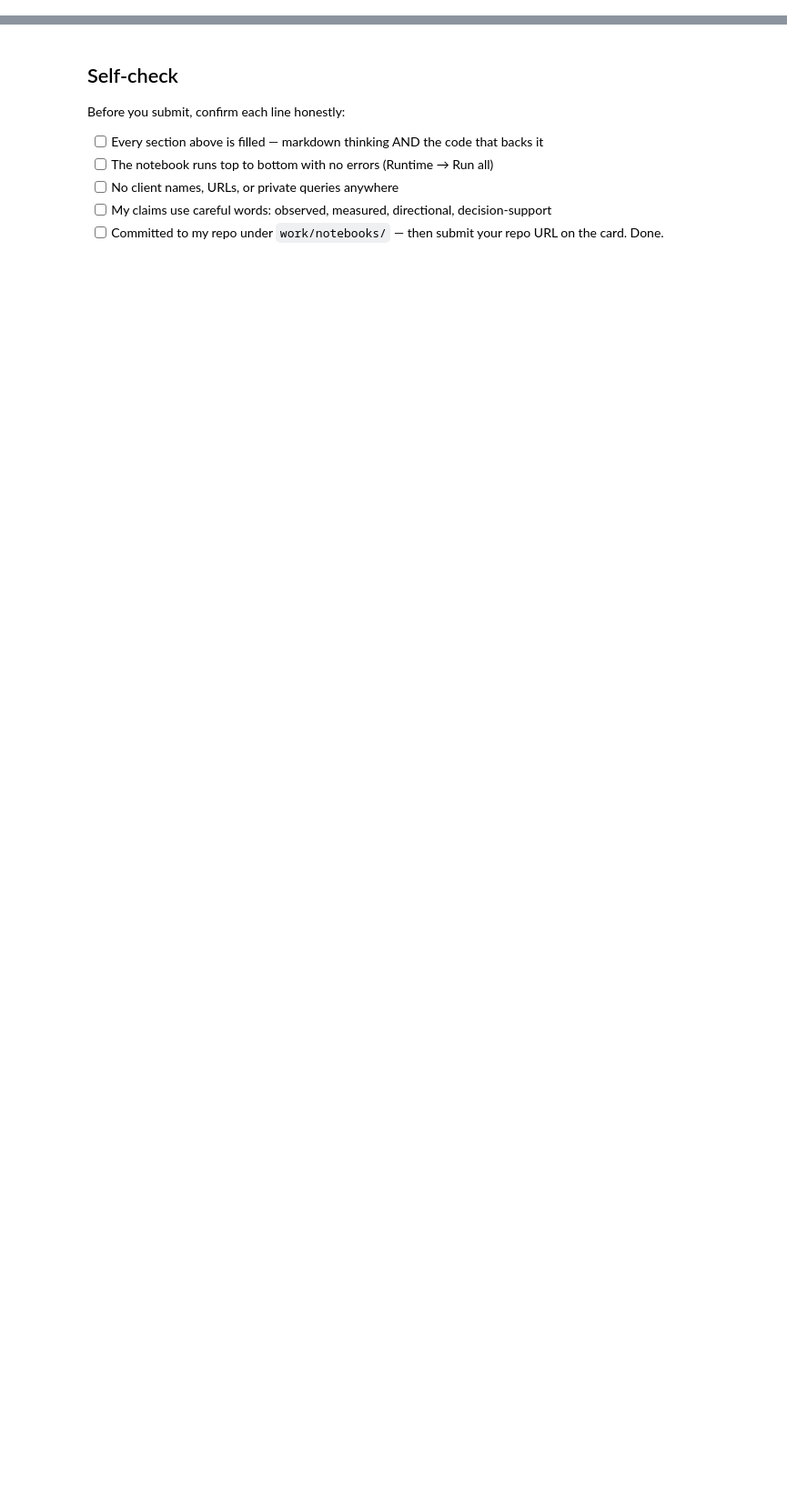
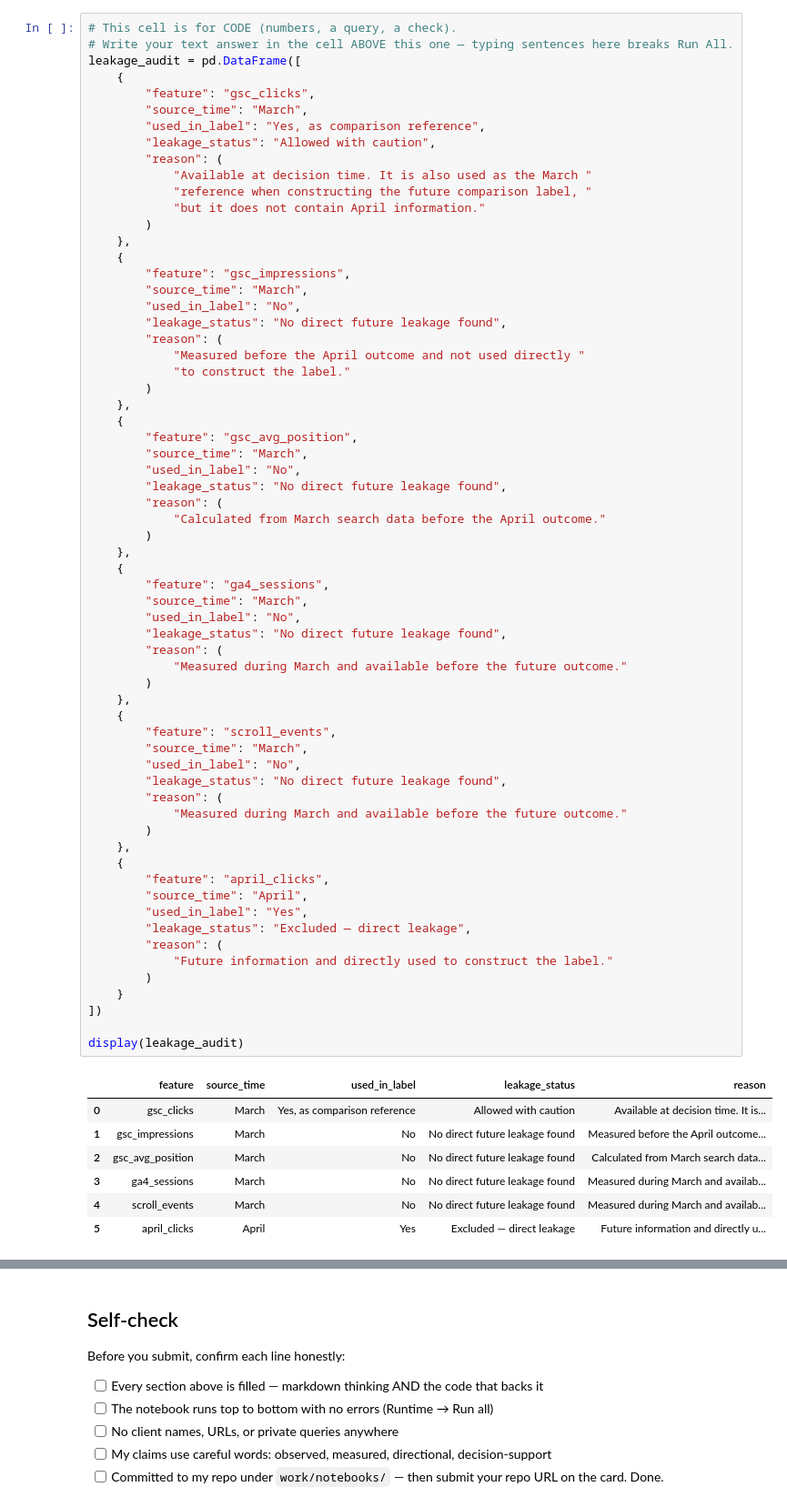
Before and after one commit to mohamedahmed02/Flyrank-internship, a Jupyter notebook: work/notebooks/w06_validation_audit.ipynb, the cells around one changed output, grey strips where cells are left out. Shown at 91% size. Cells and saved outputs as stored; diff of their text form; blank space fills up the shorter version.

```diff
--- a/work/notebooks/w06_validation_audit.ipynb
+++ b/work/notebooks/w06_validation_audit.ipynb
@@ -36,0 +344,72 @@ This skeleton is yours to fill. Work the sections **in order** — each one has
+# %%
+# This cell is for CODE (numbers, a query, a check).
+# Write your text answer in the cell ABOVE this one — typing sentences here breaks Run All.
+leakage_audit = pd.DataFrame([
+    {
+        "feature": "gsc_clicks",
+        "source_time": "March",
+        "used_in_label": "Yes, as comparison reference",
+        "leakage_status": "Allowed with caution",
+        "reason": (
+            "Available at decision time. It is also used as the March "
+            "reference when constructing the future comparison label, "
+            "but it does not contain April information."
+        )
+    },
+    {
+        "feature": "gsc_impressions",
+        "source_time": "March",
+        "used_in_label": "No",
+        "leakage_status": "No direct future leakage found",
+        "reason": (
+            "Measured before the April outcome and not used directly "
+            "to construct the label."
+        )
+    },
+    {
+        "feature": "gsc_avg_position",
+        "source_time": "March",
+        "used_in_label": "No",
+        "leakage_status": "No direct future leakage found",
+        "reason": (
+            "Calculated from March search data before the April outcome."
+        )
+    },
+    {
+        "feature": "ga4_sessions",
+        "source_time": "March",
+        "used_in_label": "No",
+        "leakage_status": "No direct future leakage found",
+        "reason": (
+            "Measured during March and available before the future outcome."
+        )
+    },
+    {
+        "feature": "scroll_events",
+        "source_time": "March",
+        "used_in_label": "No",
+        "leakage_status": "No direct future leakage found",
+        "reason": (
+            "Measured during March and available before the future outcome."
+        )
+    },
+    {
+        "feature": "april_clicks",
+        "source_time": "April",
+        "used_in_label": "Yes",
+        "leakage_status": "Excluded — direct leakage",
+        "reason": (
+            "Future information and directly used to construct the label."
+        )
+    }
+])
+
+display(leakage_audit)
+# %% [output]
+|  | feature | source_time | used_in_label | leakage_status | reason |
+| 0 | gsc_clicks | March | Yes, as comparison reference | Allowed with caution | Available at decision time. It is... |
+| 1 | gsc_impressions | March | No | No direct future leakage found | Measured before the April outcome... |
+| 2 | gsc_avg_position | March | No | No direct future leakage found | Calculated from March search data... |
+| 3 | ga4_sessions | March | No | No direct future leakage found | Measured during March and availab... |
+| 4 | scroll_events | March | No | No direct future leakage found | Measured during March and availab... |
+| 5 | april_clicks | April | Yes | Excluded — direct leakage | Future information and directly u... |
```
Also changed, not shown: parts of 15 cells of this notebook.
